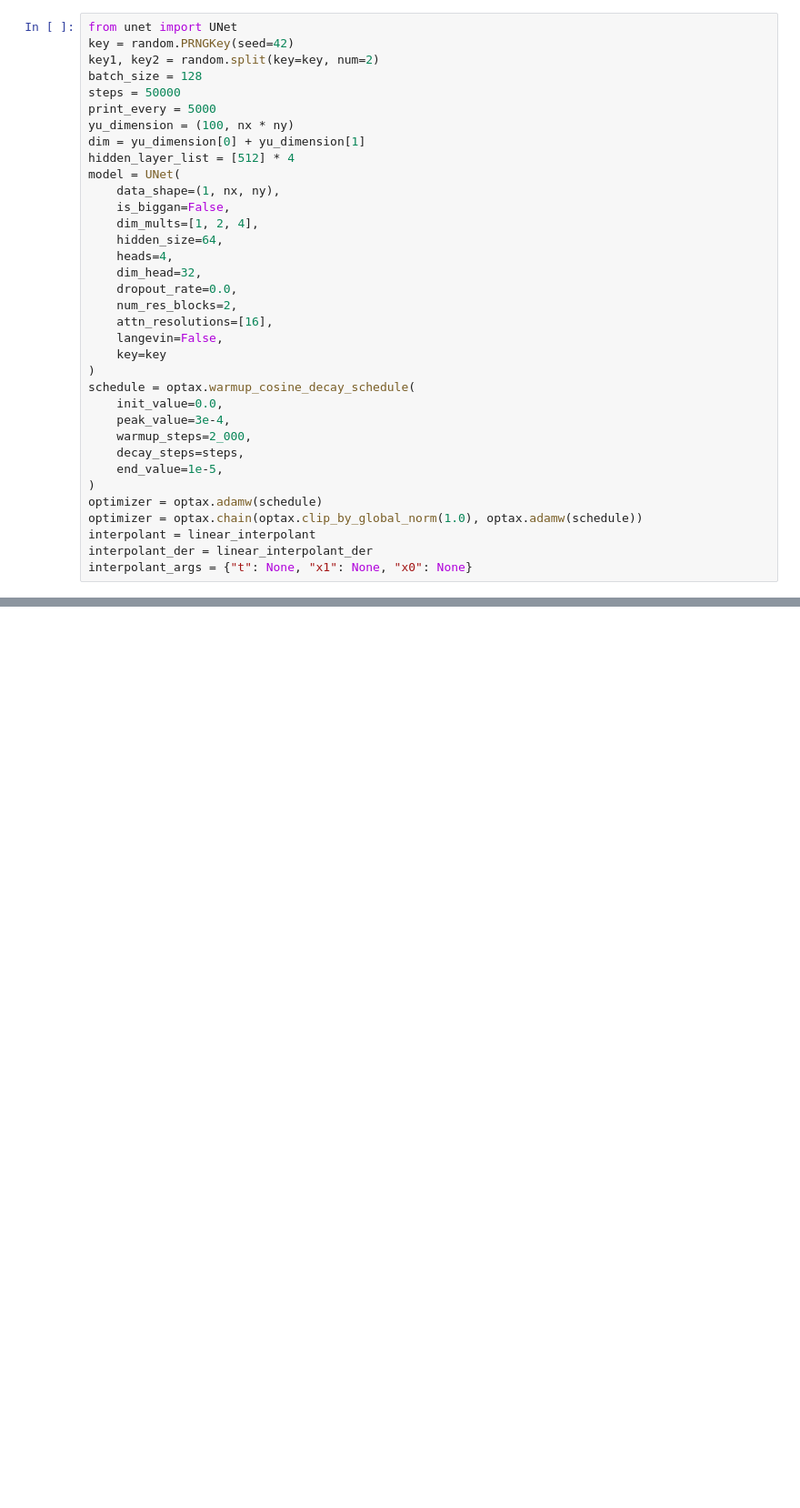
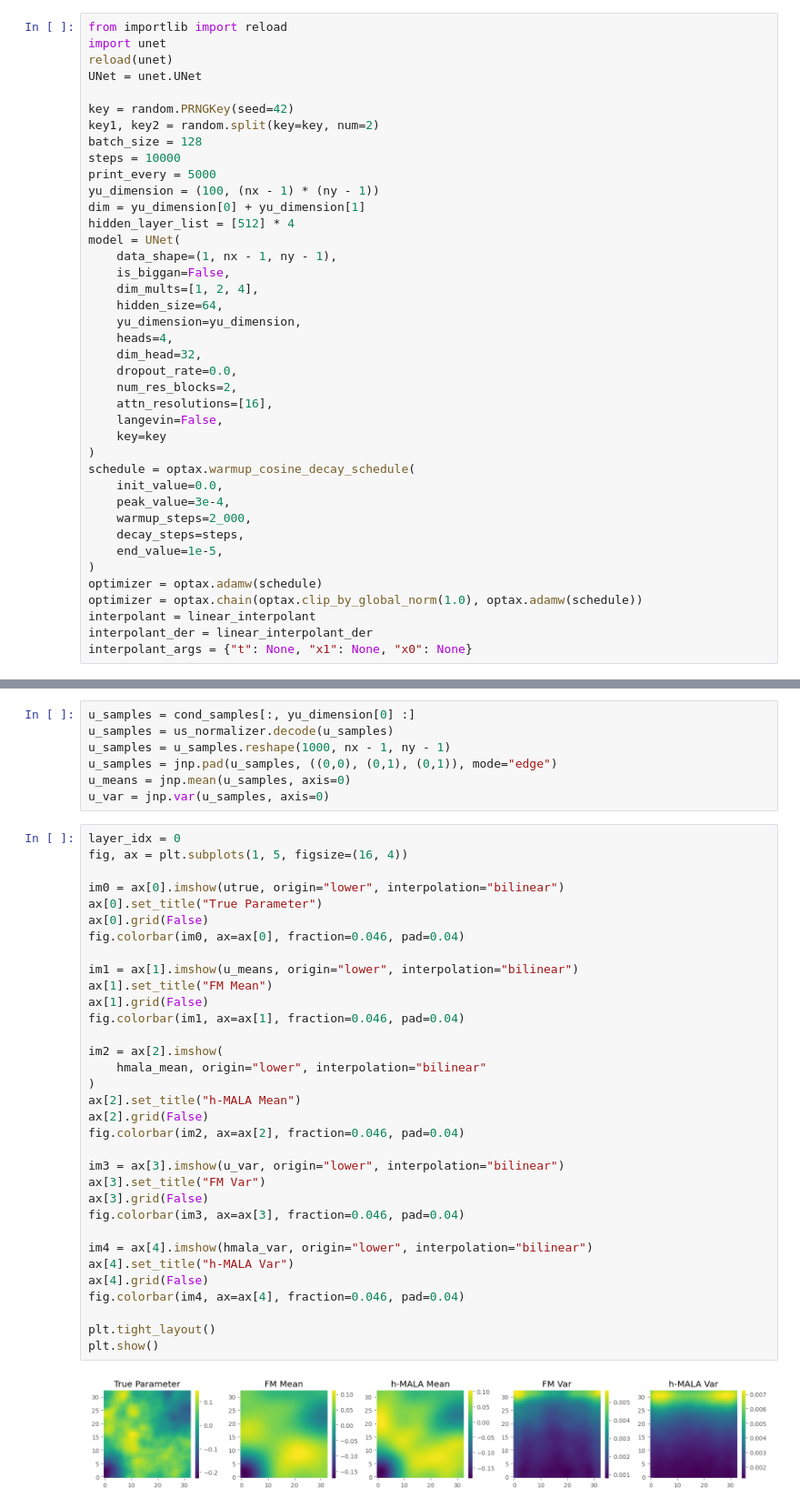
Before and after one commit to abjohnson117/TransportVsMcmcExperiments, a Jupyter notebook: poisson/unet_experiments.ipynb, the cells around one changed output, grey strips where cells are left out. Shown at 91% size. Saved outputs shown, nothing was run; the diff lists cells and outputs as text; blank space fills up the shorter version.

```diff
--- a/poisson/unet_experiments.ipynb
+++ b/poisson/unet_experiments.ipynb
@@ -88,18 +100,23 @@ ys_normalized = ys_normalizer.encode()
 # %%
-from unet import UNet
+from importlib import reload
+import unet
+reload(unet)
+UNet = unet.UNet
+
 key = random.PRNGKey(seed=42)
 key1, key2 = random.split(key=key, num=2)
 batch_size = 128
-steps = 50000
+steps = 10000
 print_every = 5000
-yu_dimension = (100, nx * ny)
+yu_dimension = (100, (nx - 1) * (ny - 1))
 dim = yu_dimension[0] + yu_dimension[1]
 hidden_layer_list = [512] * 4
 model = UNet(
-    data_shape=(1, nx, ny),
+    data_shape=(1, nx - 1, ny - 1),
     is_biggan=False,
     dim_mults=[1, 2, 4],
     hidden_size=64,
+    yu_dimension=yu_dimension,
     heads=4,
     dim_head=32,
     dropout_rate=0.0,
@@ -124,0 +181,42 @@ SyntaxError: invalid syntax (unet.py, line 476)
+# %%
+u_samples = cond_samples[:, yu_dimension[0] :]
+u_samples = us_normalizer.decode(u_samples)
+u_samples = u_samples.reshape(1000, nx - 1, ny - 1)
+u_samples = jnp.pad(u_samples, ((0,0), (0,1), (0,1)), mode="edge")
+u_means = jnp.mean(u_samples, axis=0)
+u_var = jnp.var(u_samples, axis=0)
+# %%
+layer_idx = 0
+fig, ax = plt.subplots(1, 5, figsize=(16, 4))
+
+im0 = ax[0].imshow(utrue, origin="lower", interpolation="bilinear")
+ax[0].set_title("True Parameter")
+ax[0].grid(False)
+fig.colorbar(im0, ax=ax[0], fraction=0.046, pad=0.04)
+
+im1 = ax[1].imshow(u_means, origin="lower", interpolation="bilinear")
+ax[1].set_title("FM Mean")
+ax[1].grid(False)
+fig.colorbar(im1, ax=ax[1], fraction=0.046, pad=0.04)
+
+im2 = ax[2].imshow(
+    hmala_mean, origin="lower", interpolation="bilinear"
+)
+ax[2].set_title("h-MALA Mean")
+ax[2].grid(False)
+fig.colorbar(im2, ax=ax[2], fraction=0.046, pad=0.04)
+
+im3 = ax[3].imshow(u_var, origin="lower", interpolation="bilinear")
+ax[3].set_title("FM Var")
+ax[3].grid(False)
+fig.colorbar(im3, ax=ax[3], fraction=0.046, pad=0.04)
+
+im4 = ax[4].imshow(hmala_var, origin="lower", interpolation="bilinear")
+ax[4].set_title("h-MALA Var")
+ax[4].grid(False)
+fig.colorbar(im4, ax=ax[4], fraction=0.046, pad=0.04)
+
+plt.tight_layout()
+plt.show()
+# %% [output]
+[figure, added]
```
Also changed, not shown: parts of 7 cells of this notebook, 4 other files.
